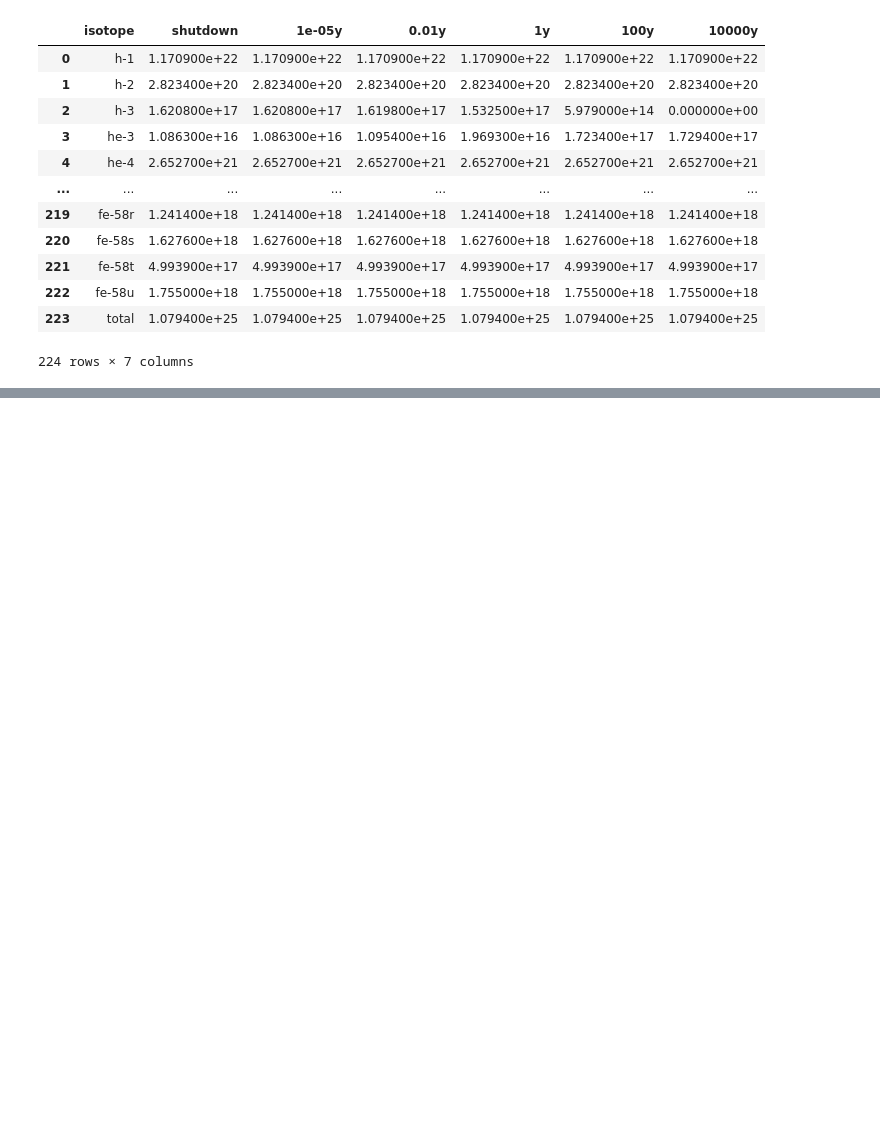
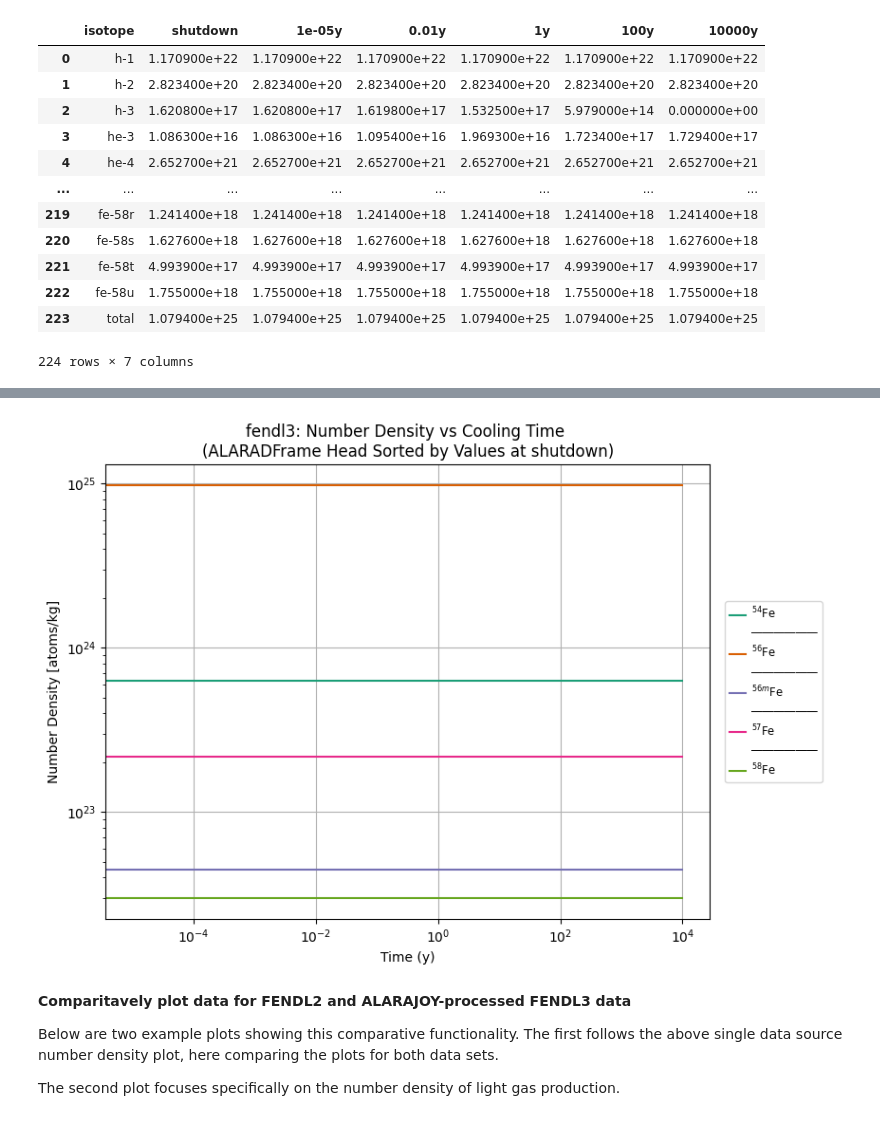
Before and after one commit to svalinn/ALARA, a Jupyter notebook: tools/ALARAJOYWrapper/alarajoy_QA_notebook.ipynb, the cells around one changed output, grey strips where cells are left out. Cells and saved outputs as stored; diff of their text form; code cells hidden in the pictures; blank space fills up the shorter version.

````diff
--- a/tools/ALARAJOYWrapper/alarajoy_QA_notebook.ipynb
+++ b/tools/ALARAJOYWrapper/alarajoy_QA_notebook.ipynb
@@ -46,7 +46,7 @@ df_dict = {
 ```
 # %%
 importlib.reload(aop)
-dfs = aop.DataProcessing.process_data(data_source)
+dfs = aop.DataLibrary.make_entries(data_source)
 
 key_list = list(dfs.keys())
 arbitrary_df = dfs[key_list[0]]['Data'] # 0 arbitrarily chosen as key_list index
@@ -71,0 +76,20 @@ dfs['fendl3 Number Density']['Data']
+# %%
+importlib.reload(qa)
+
+f3_numdens = dfs['fendl3 Number Density']
+f3_numdens['Sorted/Head'] = f3_numdens['Data'].sort_values(
+    'shutdown',ascending=False).head(6)
+qa.plot_single_response(
+    f3_numdens,
+    data_key='Sorted/Head',
+    seconds=False,
+    head=True
+)
+# %% [output]
+[figure, added]
+# %% [markdown]
+**Comparitavely plot data for FENDL2 and ALARAJOY-processed FENDL3 data**
+
+Below are two example plots showing this comparative functionality. The first follows the above single data source number density plot, here comparing the plots for both data sets.
+
+The second plot focuses specifically on the number density of light gas production.
````
Also changed, not shown: parts of 6 cells of this notebook, 2 other files.
